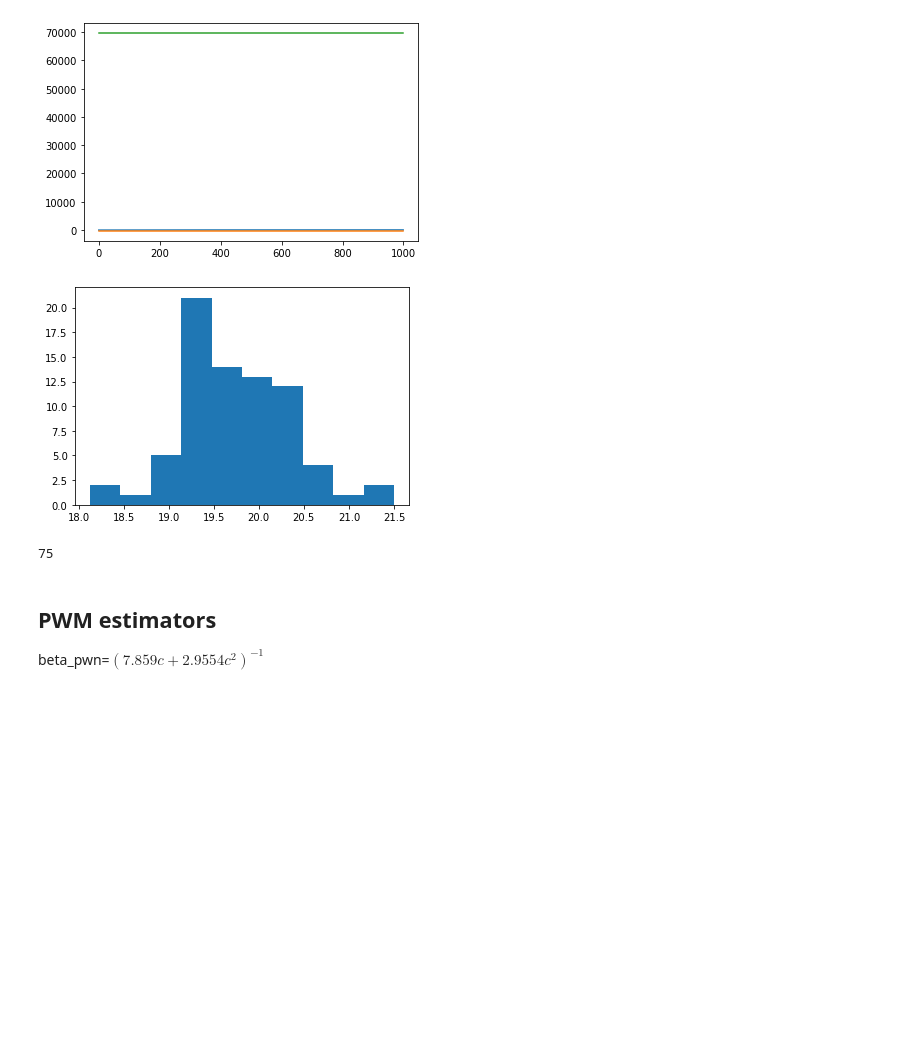
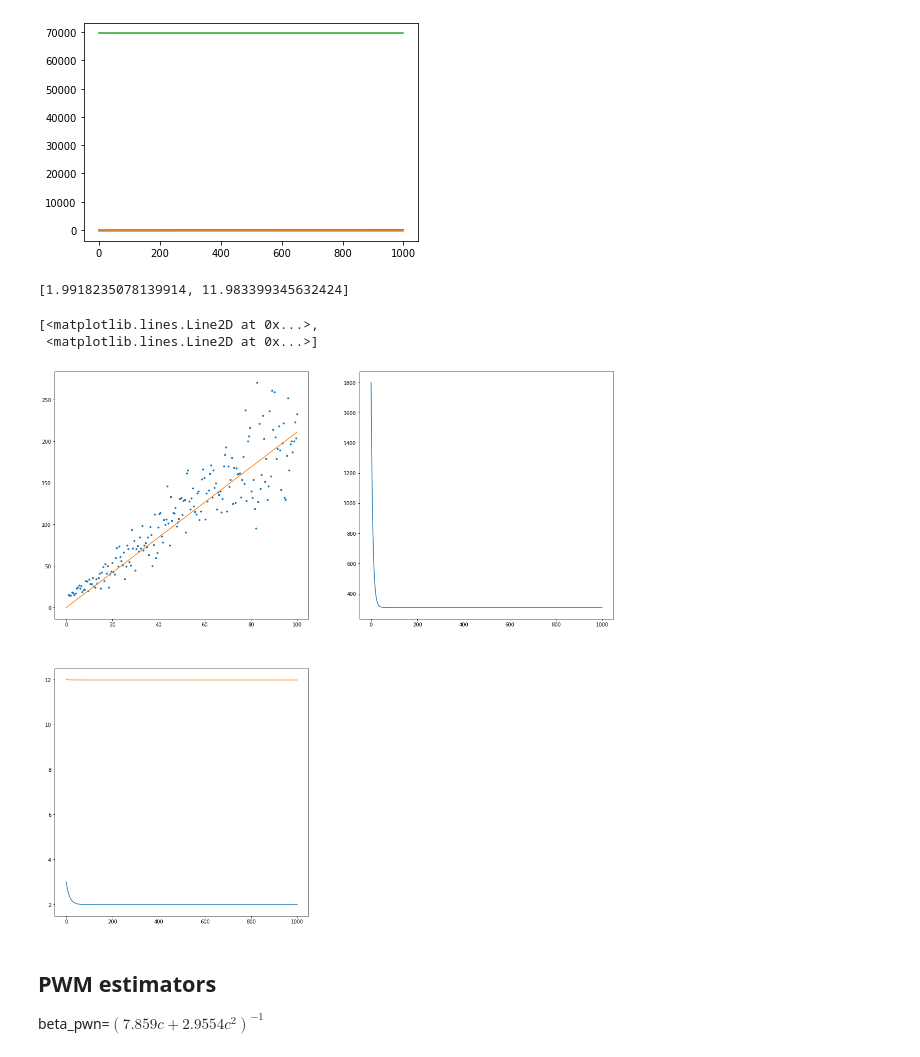
Before and after one commit to arpitvaghela/Fatigue-and-Fracture-Modeling-using-Probability, a Jupyter notebook: parameter_predic.ipynb, the cells around one changed output. Saved outputs shown, nothing was run; the diff lists cells and outputs as text; code cells hidden in the pictures; blank space fills up the shorter version.

```diff
--- a/parameter_predic.ipynb
+++ b/parameter_predic.ipynb
@@ -305,22 +370,55 @@ plt.plot(theta_history)
  <matplotlib.lines.Line2D at 0x...>,
  <matplotlib.lines.Line2D at 0x...>]
 [figure]
-# %%
-import math
-
-logN0 = -20.7843
-K = 19.731
-logs0 = -1.10607
-
-X_ = (Nf_logged-logN0)*(stress_logged-logs0)
-plt.hist(X_)
-plt.show()
-
-# start from here
-X_.size
-# %% [output]
-[figure, removed]
-75
+# %%
+import numpy as np
+import matplotlib.pyplot as plt
+m = 2
+c = 10
+x = np.linspace(1,100,200)
+y = m*x + c
+r = np.random.normal(loc=1,scale=0.2,size=200)
+y = y*r
+
+plt.figure(figsize=(20,20))
+plt.subplot(2,2,1)
+plt.plot(x,y,'.')
+
+def cal_cost(m,c,x,y):
+    return np.mean(((y - (m*x+c))**2))/2
+
+def predict(m,c,x,y,alpha):
+    Q_m = (-2*x)*(y - (m*x) -c )
+    Q_c = (-2)*(y - (m*x) -c )
+    #print(np.mean(Q_m))
+    m_new = m - (alpha*(np.mean(Q_m)))
+    c_new = c - (alpha*(np.mean(Q_c)))
+
+    return m_new,c_new
+
+def gradient_desc(m,c,x,y,alpha=0.0001,iterations=1000):
+    cost_history = np.zeros(iterations)
+    para_history = np.zeros((iterations,2))
+    for i in range(iterations):
+        para_history[i,:] = np.array([m,c])
+        m,c = predict(m,c,x,y,alpha)
+        cost_history[i] = cal_cost(m,c,x,y)
+        #print(m,c)
+    return [m,c],para_history,cost_history
+
+para,para_history,cost_history = gradient_desc(3,12,x,y)
+
+plt.plot([0,100],[0,para[0]*100+para[1]])
+print(para)
+plt.subplot(2,2,2)
+plt.plot(np.arange(1000),cost_history)
+plt.subplot(2,2,3)
+plt.plot(np.arange(1000),para_history)
+# %% [output]
+[1.9918235078139914, 11.983399345632424]
+[<matplotlib.lines.Line2D at 0x...>,
+ <matplotlib.lines.Line2D at 0x...>]
+[figure, added]
 # %% [markdown]
 ## PWM estimators
 
```
Also changed, not shown: parts of 5 cells of this notebook, 1 other file.
